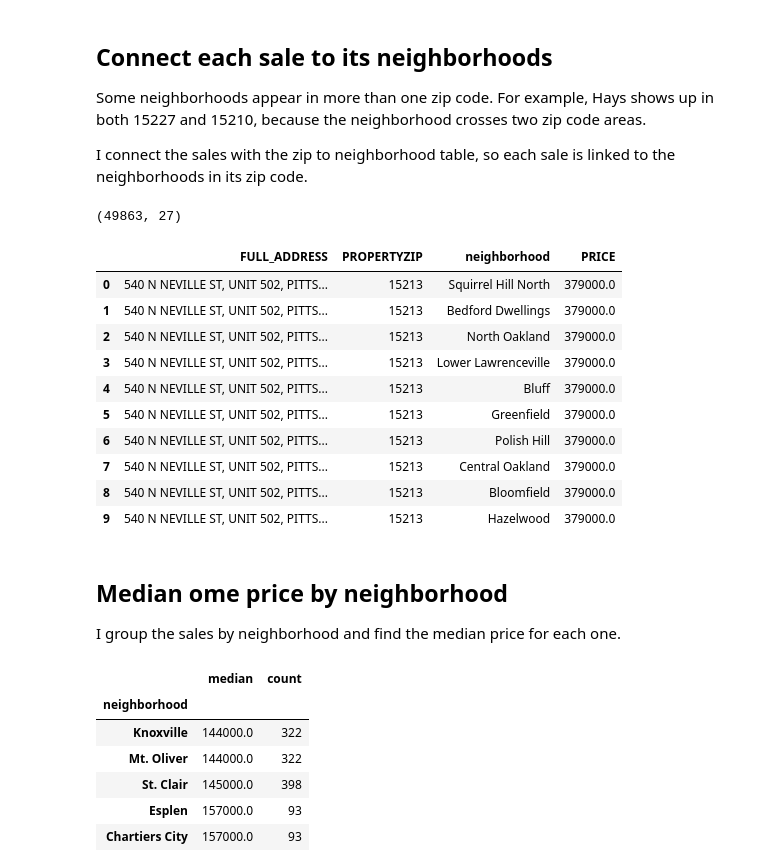
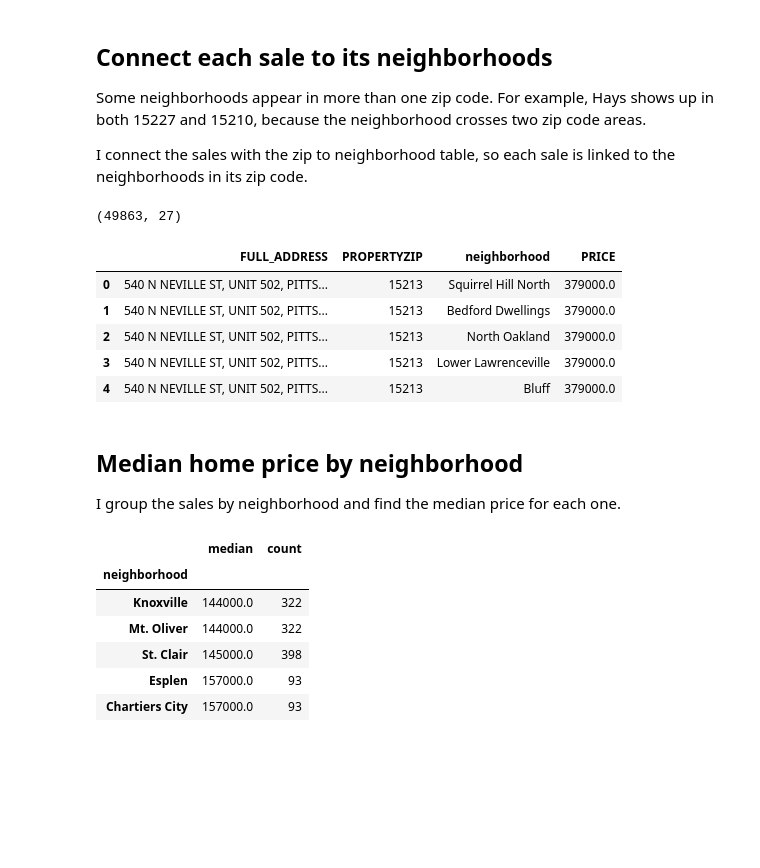
Before and after one commit to hancher626/CMPINF-0011-FInal-Project-Group-23, a Jupyter notebook: nathan_housing_price.ipynb, the cells around one changed output. Saved outputs shown, nothing was run; the diff lists cells and outputs as text; code cells hidden in the pictures; blank space fills up the shorter version.

```diff
--- a/nathan_housing_price.ipynb
+++ b/nathan_housing_price.ipynb
@@ -204,22 +173,17 @@ I connect the sales with the zip to neighborhood table, so each sale is linked t
 # %%
 sales_by_neighborhood = Pittsburgh_property_sales.merge(zip_neighborhoods, on="PROPERTYZIP")
 print(sales_by_neighborhood.shape)
-sales_by_neighborhood[["FULL_ADDRESS","PROPERTYZIP","neighborhood","PRICE"]].head(10)
+sales_by_neighborhood[["FULL_ADDRESS","PROPERTYZIP","neighborhood","PRICE"]].head()
 # %% [output]
 (49863, 27)
 |  | FULL_ADDRESS | PROPERTYZIP | neighborhood | PRICE |
 | 0 | 540 N NEVILLE ST, UNIT 502, PITTS... | 15213 | Squirrel Hill North | 379000.0 |
 | 1 | 540 N NEVILLE ST, UNIT 502, PITTS... | 15213 | Bedford Dwellings | 379000.0 |
 | 2 | 540 N NEVILLE ST, UNIT 502, PITTS... | 15213 | North Oakland | 379000.0 |
 | 3 | 540 N NEVILLE ST, UNIT 502, PITTS... | 15213 | Lower Lawrenceville | 379000.0 |
 | 4 | 540 N NEVILLE ST, UNIT 502, PITTS... | 15213 | Bluff | 379000.0 |
-| 5 | 540 N NEVILLE ST, UNIT 502, PITTS... | 15213 | Greenfield | 379000.0 |
-| 6 | 540 N NEVILLE ST, UNIT 502, PITTS... | 15213 | Polish Hill | 379000.0 |
-| 7 | 540 N NEVILLE ST, UNIT 502, PITTS... | 15213 | Central Oakland | 379000.0 |
-| 8 | 540 N NEVILLE ST, UNIT 502, PITTS... | 15213 | Bloomfield | 379000.0 |
-| 9 | 540 N NEVILLE ST, UNIT 502, PITTS... | 15213 | Hazelwood | 379000.0 |
 # %% [markdown]
-## Median ome price by neighborhood
+## Median home price by neighborhood
 
 I group the sales by neighborhood and find the median price for each one.
 # %%
```
Also changed, not shown: parts of 19 cells of this notebook, 1 other file.
